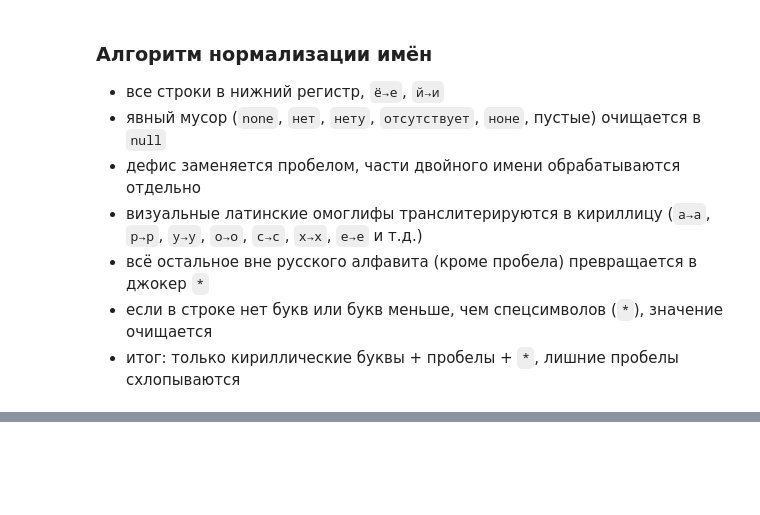
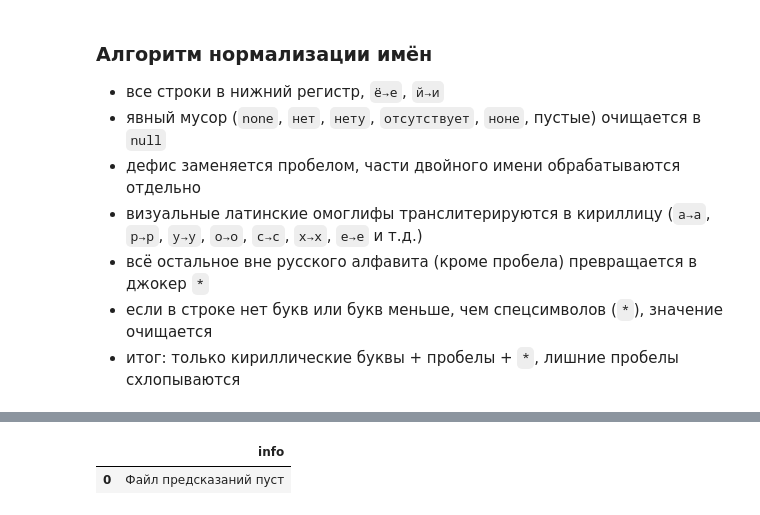
Before and after one commit to dejar212/aim-orcs, a Jupyter notebook: pipeline.ipynb, the cells around one changed output, grey strips where cells are left out. Cells and saved outputs as stored; diff of their text form; code cells hidden in the pictures; blank space fills up the shorter version.

```diff
--- a/pipeline.ipynb
+++ b/pipeline.ipynb
@@ -544,0 +914,85 @@ Name: count, dtype: int64
+# %%
+# Превью: 10 случайных орков и топ-3 кандидата из последнего прогноза
+from pathlib import Path
+import pandas as pd
+
+results_dirs = sorted(Path("results").glob("splink_results_*"))
+if not results_dirs:
+    raise FileNotFoundError("Нет результатов в каталоге results/")
+
+latest_dir = results_dirs[-1]
+pred_path = latest_dir / "suspected_orcs.csv"
+print(f"Используем предсказания: {pred_path}")
+
+pred = pd.read_csv(pred_path)
+if pred.empty:
+    display(pd.DataFrame({"info": ["Файл предсказаний пуст"]}))
+else:
+    orcs = (
+        pd.read_parquet(
+            "finaldata/orcs_final.parquet",
+            columns=["name", "surname", "fathername", "birthdate"],
+        )
+        .reset_index()
+        .rename(columns={"index": "orc_id"})
+    )
+    employees = (
+        pd.read_parquet(
+            "finaldata/employees_final.parquet",
+            columns=["name", "surname", "fathername"],
+        )
+        .reset_index()
+        .rename(columns={"index": "employee_id"})
+    )
+
+    orcs["orc_full_name"] = (
+        orcs[["surname", "name", "fathername"]]
+        .fillna("")
+        .agg(" ".join, axis=1)
+        .str.replace(r"\s+", " ", regex=True)
+        .str.strip()
+    )
+    employees["employee_full_name"] = (
+        employees[["surname", "name", "fathername"]]
+        .fillna("")
+        .agg(" ".join, axis=1)
+        .str.replace(r"\s+", " ", regex=True)
+        .str.strip()
+    )
+
+    top3 = (
+        pred.sort_values("match_probability", ascending=False)
+        .groupby("orc_id")
+        .head(3)
+    )
+
+    if top3.empty:
+        display(pd.DataFrame({"info": ["Нет кандидатов после порога"]}))
+    else:
+        sample_orcs = top3["orc_id"].drop_duplicates().sample(
+            n=min(10, top3["orc_id"].nunique()), random_state=42
+        )
+        preview = (
+            top3[top3["orc_id"].isin(sample_orcs)]
+            .merge(orcs[["orc_id", "orc_full_name", "birthdate"]], on="orc_id", how="left")
+            .merge(
+                employees[["employee_id", "employee_full_name"]],
+                on="employee_id",
+                how="left",
+            )
+            .sort_values(["orc_id", "match_probability"], ascending=[True, False])
+        )
+
+        display(
+            preview[
+                [
+                    "orc_id",
+                    "orc_full_name",
+                    "birthdate",
+                    "employee_id",
+                    "employee_full_name",
+                    "match_probability",
+                ]
+            ]
+        )
+# %% [output]
@@ -544,0 +1000,2 @@ Name: count, dtype: int64
+|  | info |
+| 0 | Файл предсказаний пуст |
```
Also changed, not shown: parts of 11 cells of this notebook, 5 other files.
